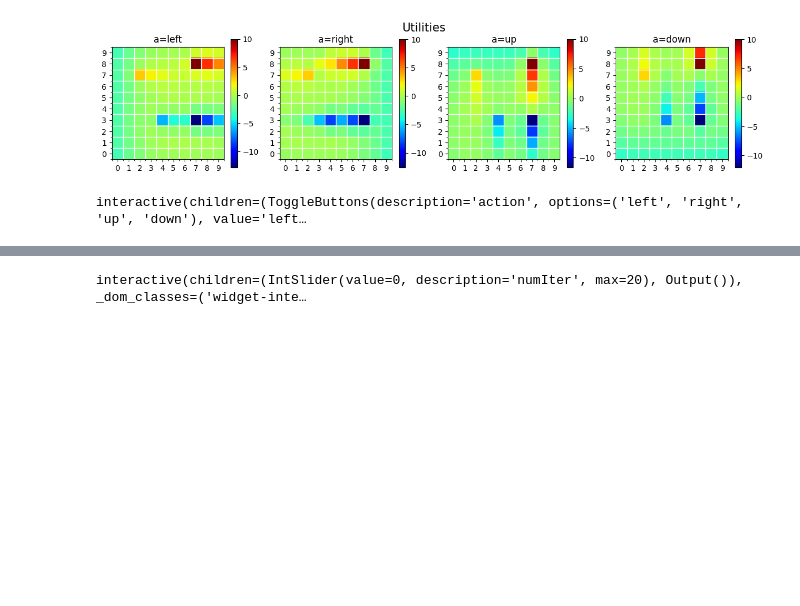
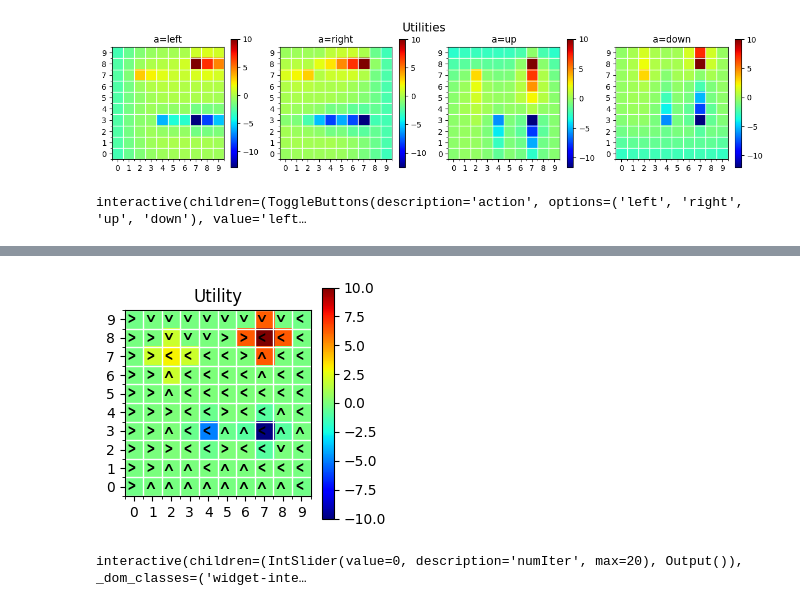
Before and after one commit to ChirathiSomadasa/Reinforcement-Learning-Lab---Part-1, a Jupyter notebook: Markov_Decision_Process.ipynb, the cells around one changed output, grey strips where cells are left out. Cells and saved outputs as stored; diff of their text form; code cells hidden in the pictures; blank space fills up the shorter version.

```diff
--- a/Markov_Decision_Process.ipynb
+++ b/Markov_Decision_Process.ipynb
@@ -294,3 +262,75 @@ pl.show()
+# %%
+#Value iteration
+def valueIteration(mdp, numIterations=1):
+    U = np.zeros(len(mdp.S))
+    U_old = copy.copy(U)
+    for t in range(numIterations):
+        #type your code here
+        for s in range(len(mdp.S)):
+            # For each state, consider all possible actions and choose the best one
+            best_value = -float('inf')  # Start with negative infinity
+
+            for a in range(len(mdp.A)):
+                # Calculate expected utility for this action
+                expected_utility = 0
+                for s_next in range(len(mdp.S)):
+                    expected_utility += mdp.T[s, a, s_next] * U_old[s_next]
+
+                # Bellman equation: value = immediate reward + discounted future reward
+                action_value = mdp.R[s, a] + mdp.discount * expected_utility
+
+                # Update if this action gives better value
+                if action_value > best_value:
+                    best_value = action_value
+
+            # Store the best value found for this state
+            U[s] = best_value
+
+        # Update for next iteration
+        U_old = copy.copy(U)
+    return U
+
+def policyExtration(mdp, U):
+    policy = np.zeros(len(mdp.S))
+    #type your code here
+    for s in range(len(mdp.S)):
+        best_action = 0
+        best_value = -float('inf')
+
+        # Try all actions and find the one that maximizes expected utility
+        for a in range(len(mdp.A)):
+            expected_utility = 0
+            for s_next in range(len(mdp.S)):
+                expected_utility += mdp.T[s, a, s_next] * U[s_next]
+
+            action_value = mdp.R[s, a] + mdp.discount * expected_utility
+
+            if action_value > best_value:
+                best_value = action_value
+                best_action = a
+
+        policy[s] = best_action
+
+    return policy
+
+U = valueIteration(mdp, numIterations=2)
+policy = policyExtration(mdp, U=U)
+pl.figure(figsize=(3,3))
+mdp.gridPlot(ax=pl.gca(), im=U.reshape(10,10), title='Utility', cmap='jet')
+for s in range(100):
+    x, y = mdp.s2xy(s)
+    if policy[s] == 0:
+        m='\u02C2'  # Left arrow
+    elif policy[s] == 1:
+        m='\u02C3'  # Right arrow
+    elif policy[s] == 2:
+        m='\u02C4'  # Up arrow
+    elif policy[s] == 3:
+        m='\u02C5'  # Down arrow
+    pl.text(x-0.5,y-1,m,color='k',size=20)
+pl.show()
+# %% [output]
+[figure, added]
 # %%
 def f(numIter=1):
     start_time = timeit.default_timer()
```
Also changed, not shown: parts of 6 cells of this notebook.
